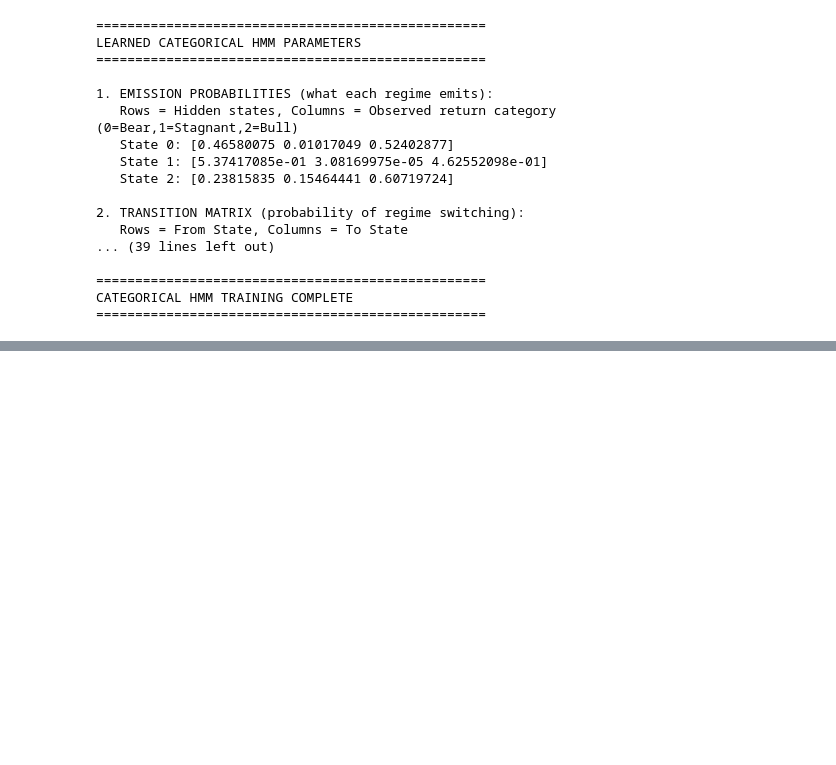
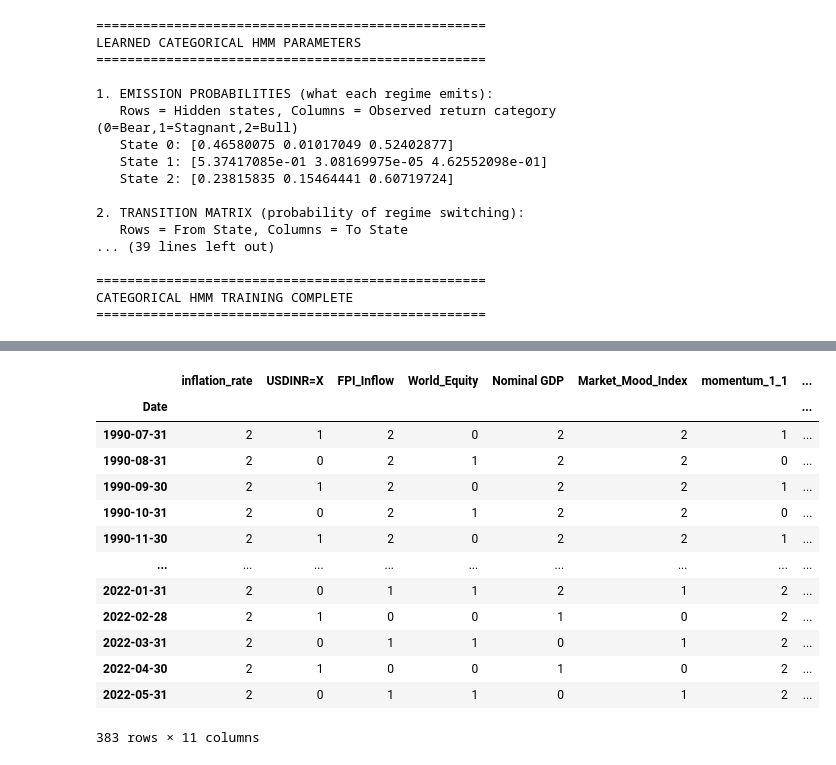
Before and after one commit to rajmehta982/indian_market_regimes, a Jupyter notebook: market_regime_notebook.ipynb, the cells around one changed output, grey strips where cells are left out. Cells and saved outputs as stored; diff of their text form; code cells hidden in the pictures; blank space fills up the shorter version.

```diff
--- a/market_regime_notebook.ipynb
+++ b/market_regime_notebook.ipynb
@@ -1627,0 +1750,17 @@ Step 4.2.5: Creating Regime Visualization
+# %%
+hmm_states_df
+# %% [output]
+|  | inflation_rate | USDINR=X | FPI_Inflow | World_Equity | Nominal GDP | Market_Mood_Index | momentum_1_1 | ... |
+| Date |  |  |  |  |  |  |  | ... |
+| 1990-07-31 | 2 | 1 | 2 | 0 | 2 | 2 | 1 | ... |
+| 1990-08-31 | 2 | 0 | 2 | 1 | 2 | 2 | 0 | ... |
+| 1990-09-30 | 2 | 1 | 2 | 0 | 2 | 2 | 1 | ... |
+| 1990-10-31 | 2 | 0 | 2 | 1 | 2 | 2 | 0 | ... |
+| 1990-11-30 | 2 | 1 | 2 | 0 | 2 | 2 | 1 | ... |
+| ... | ... | ... | ... | ... | ... | ... | ... | ... |
+| 2022-01-31 | 2 | 0 | 1 | 1 | 2 | 1 | 2 | ... |
+| 2022-02-28 | 2 | 1 | 0 | 0 | 1 | 0 | 2 | ... |
+| 2022-03-31 | 2 | 0 | 1 | 1 | 0 | 1 | 2 | ... |
+| 2022-04-30 | 2 | 1 | 0 | 0 | 1 | 0 | 2 | ... |
+| 2022-05-31 | 2 | 0 | 1 | 1 | 0 | 1 | 2 | ... |
+383 rows × 11 columns
```
Also changed, not shown: parts of 32 cells of this notebook.
